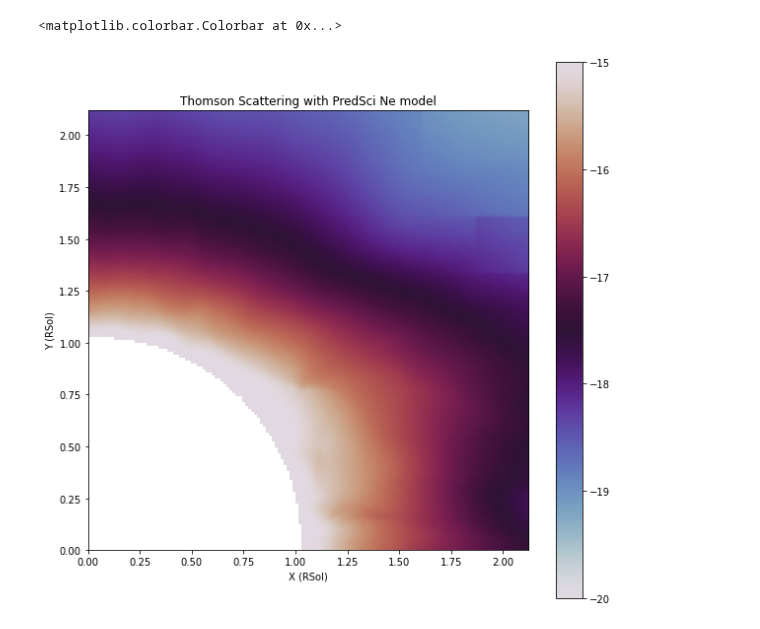
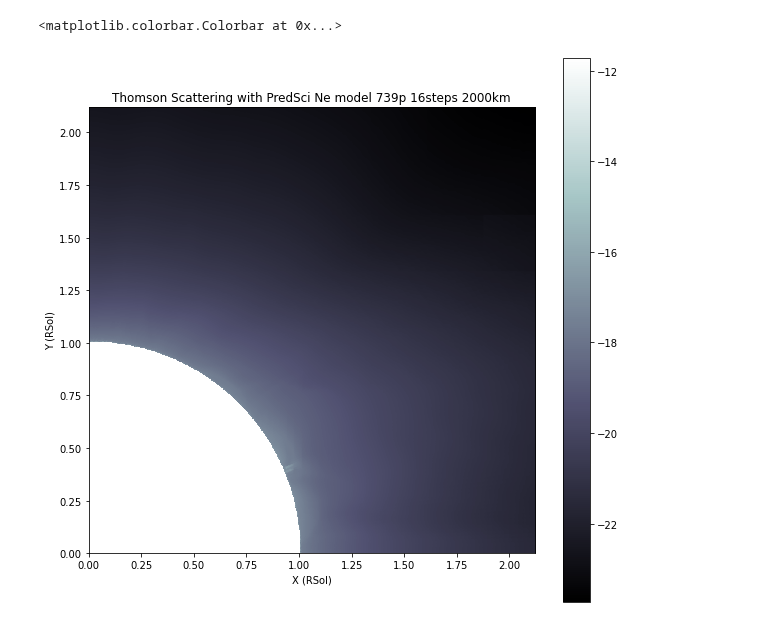
Before and after one commit to aliciavr/thomsonpy, a Jupyter notebook: src/computations/octree_solar_imager.ipynb, the cells around one changed output. Drawn from its saved outputs; the diff is of its cells as text; code cells hidden in the pictures.

Commit message:
Configuration for First Qaudrant Image up to MAX_R = 3.

```diff
--- a/src/computations/octree_solar_imager.ipynb
+++ b/src/computations/octree_solar_imager.ipynb
@@ -180,39 +123,40 @@ Progress 95.87289992695398 %
 # %%
 """
 Visualization of the ThomsonScattering.
 """
 """
 cmap
-['rainbow', 'nipy_spectral', 'gist_ncar', 'viridis', 'twilight', 'twilight_shifted']
+['rainbow', 'nipy_spectral', 'gist_ncar', 'viridis', 'twilight', 'twilight_shifted', 'bone']
 """
 
 """
 interpolation
 'none', 'antialiased', 'nearest', 'bilinear',
 'bicubic', 'spline16', 'spline36', 'hanning',
 'hamming', 'hermite', 'kaiser', 'quadric',
 'catrom', 'gaussian', 'bessel', 'mitchell',
 'sinc', 'lanczos', 'blackman'
 
 """
 
 """
 interpolation_stage{'data', 'rgba'}, default: 'data'
 """
+model = fmt.load(f"../../{paths.MODELS_PATH}predsci_test_739p_16steps.np")
 
-import matplotlib.pyplot as plt
 plt.figure(figsize=(10, 10))
-plt.title("Thomson Scattering with PredSci Ne model")
+plt.title("Thomson Scattering with PredSci Ne model 739p 16steps 2000km")
 plt.ylabel("Y (RSol)")
 plt.xlabel("X (RSol)")
-plt.imshow(np.log(model) / np.log(11),
-           cmap = 'twilight',
-           interpolation = 'gaussian',
+model_log = np.log(model) / np.log(7)
+plt.imshow(model_log,
+           cmap = 'bone',
+           interpolation = 'antialiased',
            interpolation_stage = 'data',
-           vmin = -20,
-           vmax = -15,
+#           vmin = -20,
+#           vmax = -15,
            extent=[sip.MIN_COORD * units.METERS_TO_RSOL, sip.MAX_COORD * units.METERS_TO_RSOL, sip.MIN_COORD * units.METERS_TO_RSOL, sip.MAX_COORD * units.METERS_TO_RSOL])
 plt.colorbar()
 # %% [output]
 <matplotlib.colorbar.Colorbar at 0x...>
-[figure, old version]
+[figure, new version]
```
Also changed, not shown: parts of 9 cells of this notebook, 4 other files.
